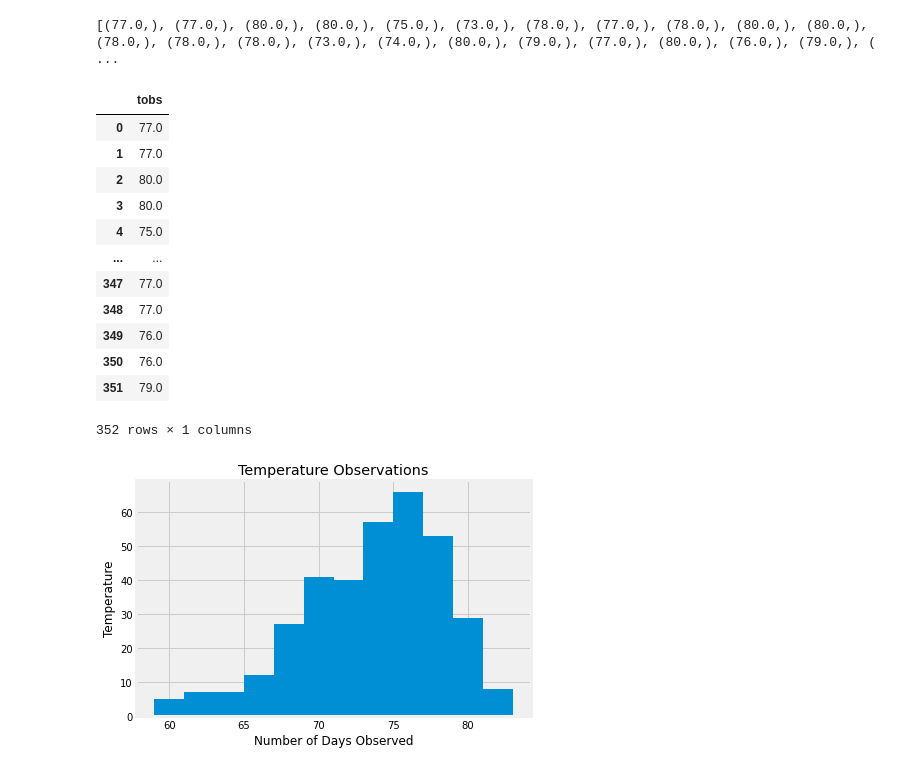
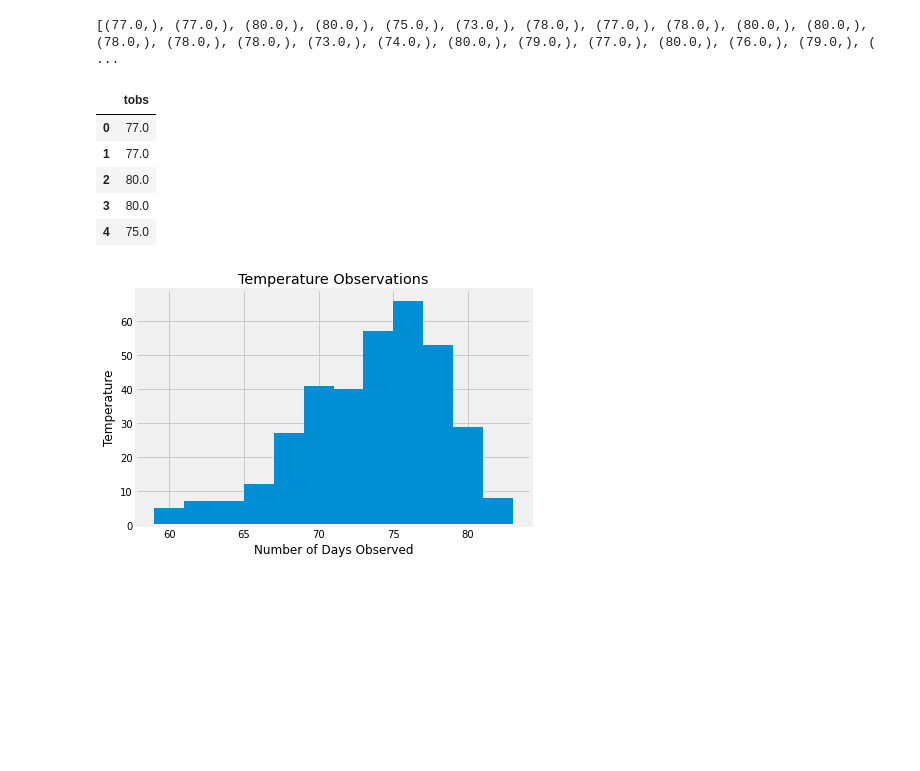
Before and after one commit to clarkb21/surfs_up, a Jupyter notebook: climate_analysis.ipynb, the cells around one changed output. Drawn from its saved outputs; the diff is of its cells as text; code cells hidden in the pictures; blank space fills up the shorter version.

```diff
--- a/climate_analysis.ipynb
+++ b/climate_analysis.ipynb
@@ -192,21 +204,14 @@ print(temp_obs)
 # %%
 #Make the above list easier to read by putting it into a df
 temp_obs_df =pd.DataFrame(temp_obs, columns =['tobs'])
-temp_obs_df
+temp_obs_df.head()
 # %% [output]
 |  | tobs |
 | 0 | 77.0 |
 | 1 | 77.0 |
 | 2 | 80.0 |
 | 3 | 80.0 |
 | 4 | 75.0 |
-| ... | ... |
-| 347 | 77.0 |
-| 348 | 77.0 |
-| 349 | 76.0 |
-| 350 | 76.0 |
-| 351 | 79.0 |
-352 rows × 1 columns
 # %%
 #Use the above dataframe to plot the temperatures
 temp_obs_df.hist(bins=12)
```
Also changed, not shown: parts of 1 cell of this notebook, 1 other file.
